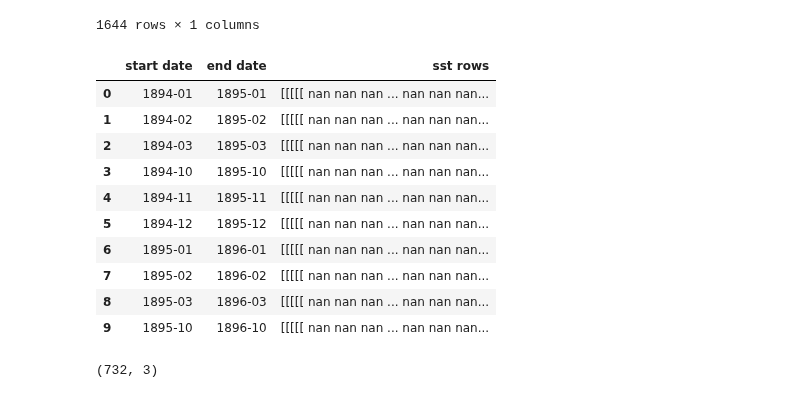
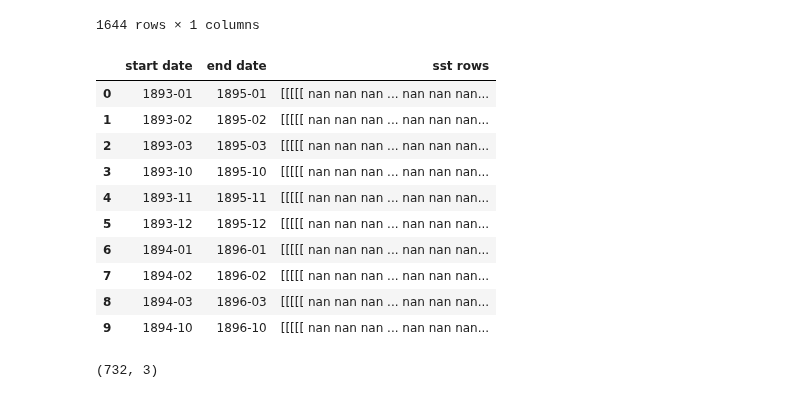
Before and after one commit to hwalters361/ML_rain_prediction, a Jupyter notebook: Introduction.ipynb, the cells around one changed output. Saved outputs shown, nothing was run; the diff lists cells and outputs as text; code cells hidden in the pictures.

Commit message:
24 months, not 1 year

```diff
--- a/Introduction.ipynb
+++ b/Introduction.ipynb
@@ -418,30 +418,30 @@ sst_condensed
 # %%
 x_input_rows = []
 for date in y_labels.index:
-    start_date = date - pd.DateOffset(years=1)
+    start_date = date - pd.DateOffset(months=24)
     end_date = date
 
     sst_in_range = sst_condensed.loc[start_date:end_date, 'sst'].tolist()
 
     x_input_rows.append({'start date': start_date, 'end date' : end_date, 'sst rows': sst_in_range})
 
 x_input = pd.DataFrame(x_input_rows)
 x_input["start date"] = x_input["start date"].dt.to_period('M')
 x_input["end date"] = x_input["end date"].dt.to_period('M')
 
 x_input.head(10)
 # %% [output]
 |  | start date | end date | sst rows |
-| 0 | 1894-01 | 1895-01 | [[[[[ nan nan nan ... nan nan nan... |
-| 1 | 1894-02 | 1895-02 | [[[[[ nan nan nan ... nan nan nan... |
-| 2 | 1894-03 | 1895-03 | [[[[[ nan nan nan ... nan nan nan... |
-| 3 | 1894-10 | 1895-10 | [[[[[ nan nan nan ... nan nan nan... |
-| 4 | 1894-11 | 1895-11 | [[[[[ nan nan nan ... nan nan nan... |
-| 5 | 1894-12 | 1895-12 | [[[[[ nan nan nan ... nan nan nan... |
-| 6 | 1895-01 | 1896-01 | [[[[[ nan nan nan ... nan nan nan... |
-| 7 | 1895-02 | 1896-02 | [[[[[ nan nan nan ... nan nan nan... |
-| 8 | 1895-03 | 1896-03 | [[[[[ nan nan nan ... nan nan nan... |
-| 9 | 1895-10 | 1896-10 | [[[[[ nan nan nan ... nan nan nan... |
+| 0 | 1893-01 | 1895-01 | [[[[[ nan nan nan ... nan nan nan... |
+| 1 | 1893-02 | 1895-02 | [[[[[ nan nan nan ... nan nan nan... |
+| 2 | 1893-03 | 1895-03 | [[[[[ nan nan nan ... nan nan nan... |
+| 3 | 1893-10 | 1895-10 | [[[[[ nan nan nan ... nan nan nan... |
+| 4 | 1893-11 | 1895-11 | [[[[[ nan nan nan ... nan nan nan... |
+| 5 | 1893-12 | 1895-12 | [[[[[ nan nan nan ... nan nan nan... |
+| 6 | 1894-01 | 1896-01 | [[[[[ nan nan nan ... nan nan nan... |
+| 7 | 1894-02 | 1896-02 | [[[[[ nan nan nan ... nan nan nan... |
+| 8 | 1894-03 | 1896-03 | [[[[[ nan nan nan ... nan nan nan... |
+| 9 | 1894-10 | 1896-10 | [[[[[ nan nan nan ... nan nan nan... |
 # %%
 x_input.shape
 # %% [output]
```
